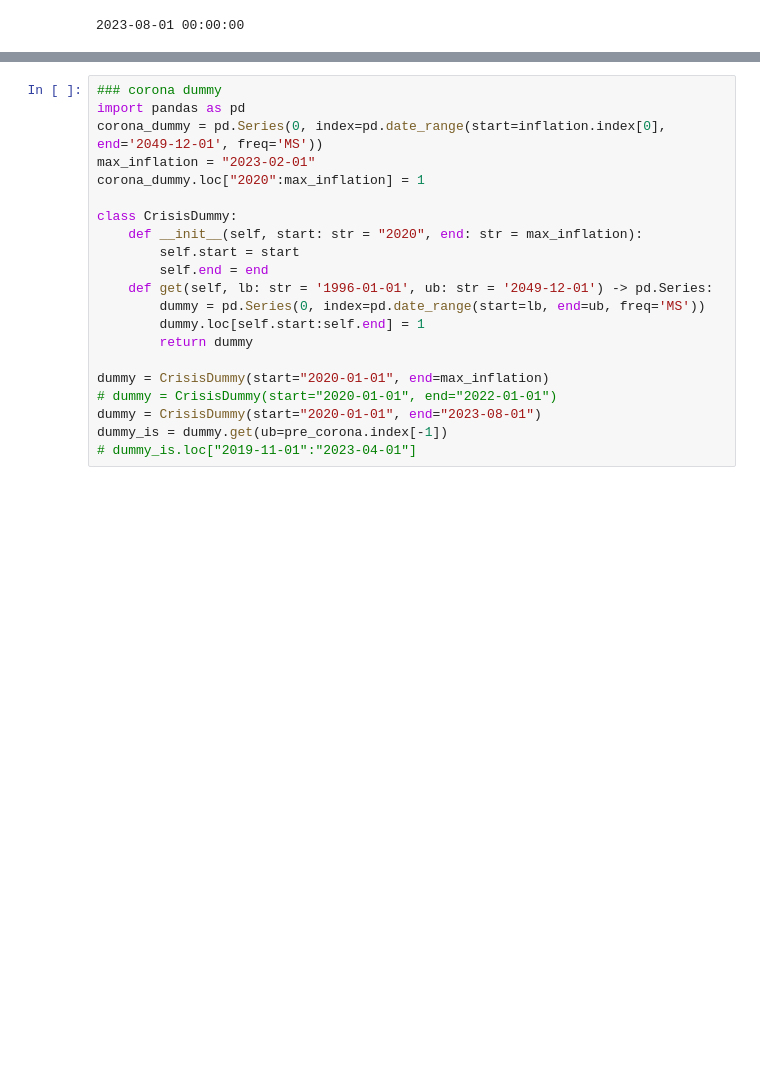
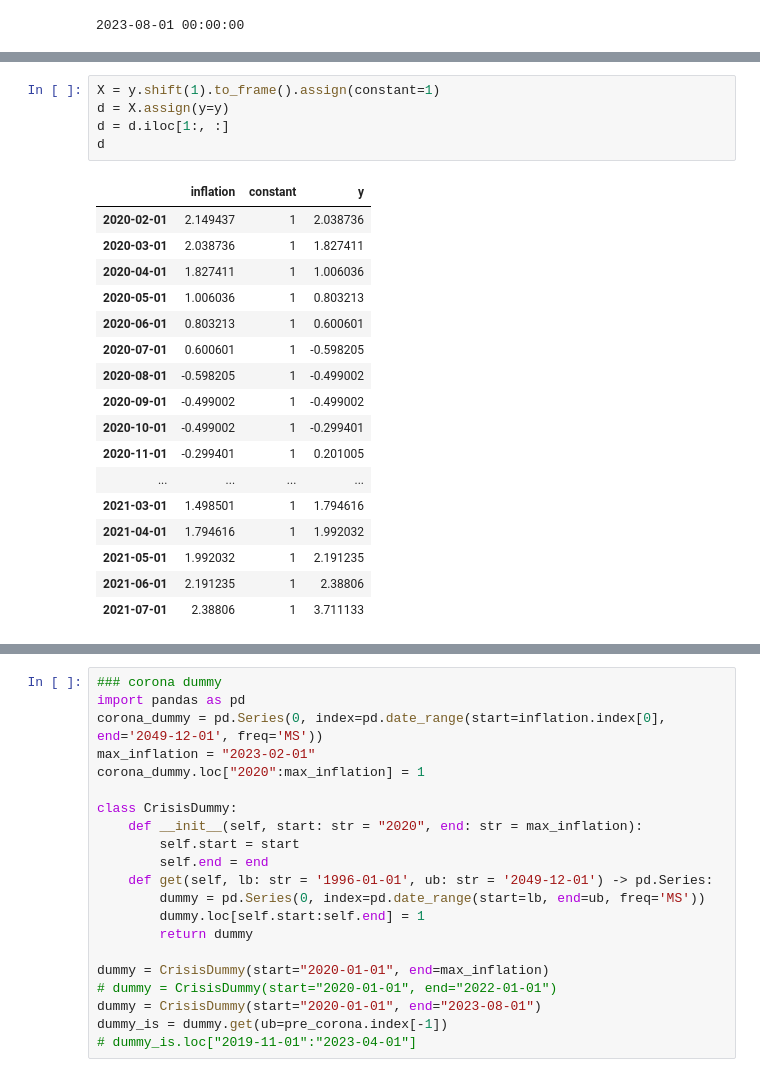
Before and after one commit to FSpanhel/plv_1, a Jupyter notebook: presentation.ipynb, the cells around one changed output, grey strips where cells are left out. Drawn from its saved outputs; the diff is of its cells as text; blank space fills up the shorter version.

```diff
--- a/presentation.ipynb
+++ b/presentation.ipynb
@@ -332,0 +427,23 @@ AttributeError: 'NoneType' object has no attribute 'get'
+# %%
+X = y.shift(1).to_frame().assign(constant=1)
+d = X.assign(y=y)
+d = d.iloc[1:, :]
+d
+# %% [output]
+|  | inflation | constant | y |
+| 2020-02-01 | 2.149437 | 1 | 2.038736 |
+| 2020-03-01 | 2.038736 | 1 | 1.827411 |
+| 2020-04-01 | 1.827411 | 1 | 1.006036 |
+| 2020-05-01 | 1.006036 | 1 | 0.803213 |
+| 2020-06-01 | 0.803213 | 1 | 0.600601 |
+| 2020-07-01 | 0.600601 | 1 | -0.598205 |
+| 2020-08-01 | -0.598205 | 1 | -0.499002 |
+| 2020-09-01 | -0.499002 | 1 | -0.499002 |
+| 2020-10-01 | -0.499002 | 1 | -0.299401 |
+| 2020-11-01 | -0.299401 | 1 | 0.201005 |
+| ... | ... | ... | ... |
+| 2021-03-01 | 1.498501 | 1 | 1.794616 |
+| 2021-04-01 | 1.794616 | 1 | 1.992032 |
+| 2021-05-01 | 1.992032 | 1 | 2.191235 |
+| 2021-06-01 | 2.191235 | 1 | 2.38806 |
+| 2021-07-01 | 2.38806 | 1 | 3.711133 |
```
Also changed, not shown: parts of 31 cells of this notebook, 4 other files.
